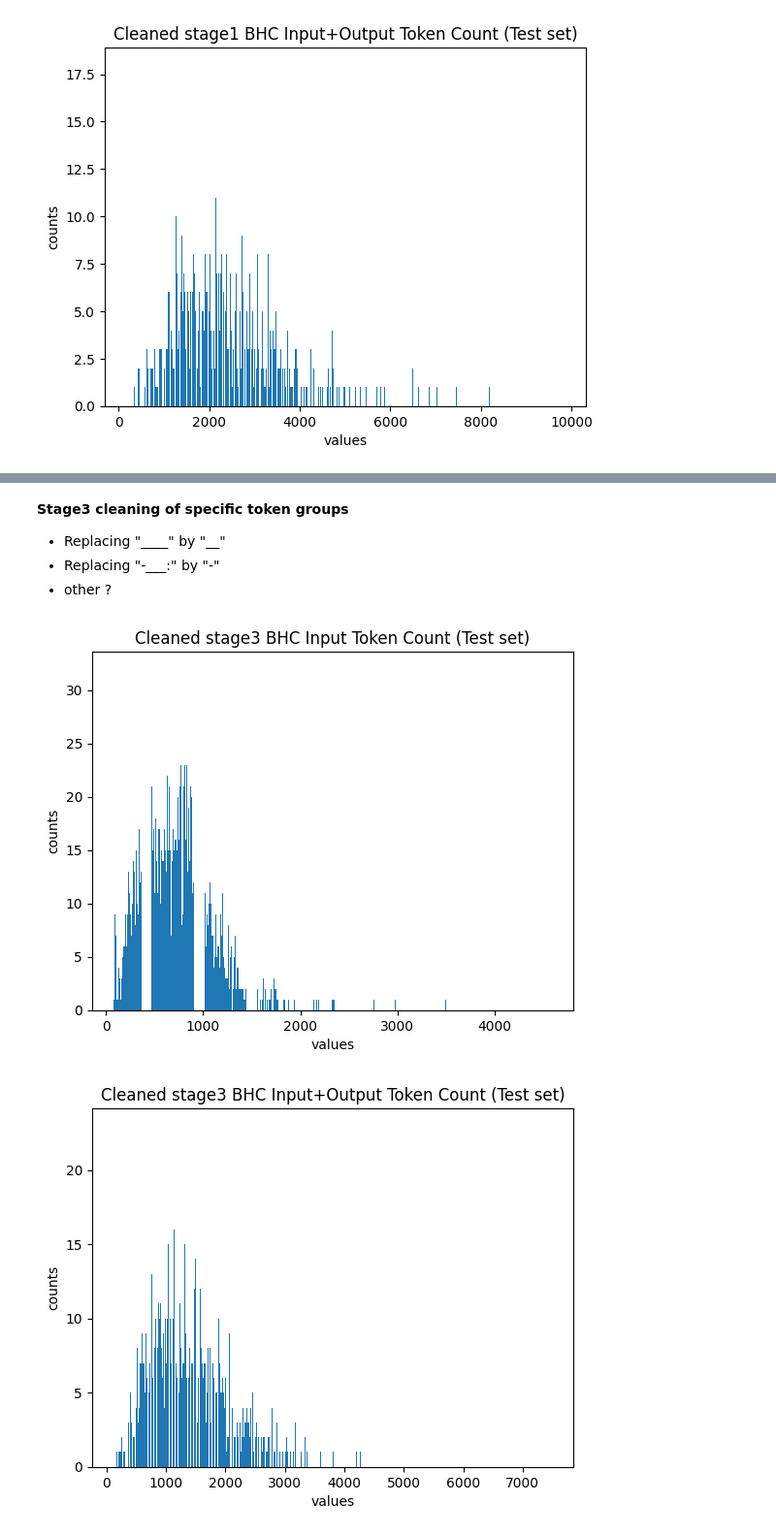
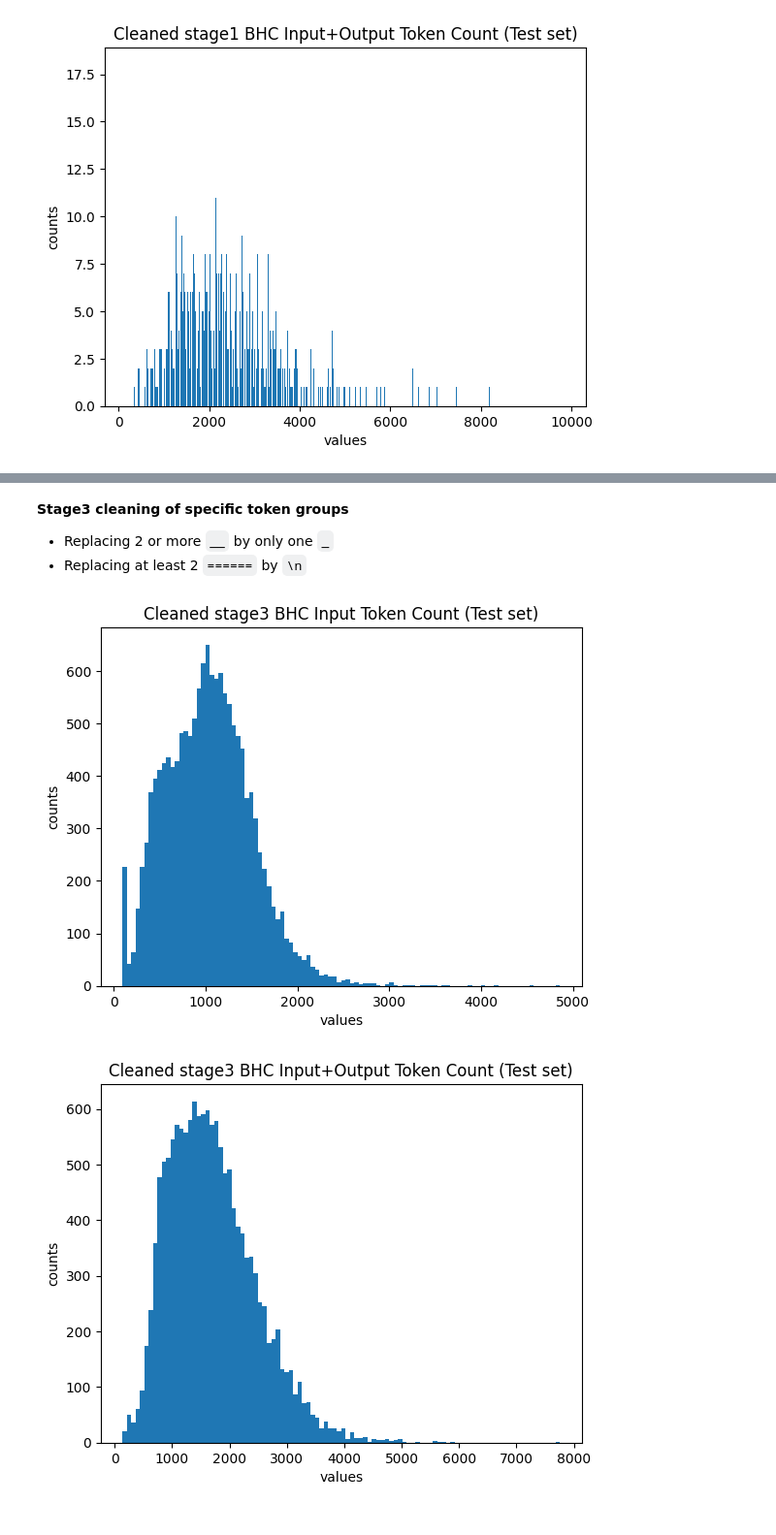
Before and after one commit to HAOTIAN89/MEDISCHARGE, a Jupyter notebook: notebooks/dataset_processing.ipynb, the cells around one changed output, grey strips where cells are left out. Shown at 97% size. Drawn from its saved outputs; the diff is of its cells as text; code cells hidden in the pictures.

Commit message:
more cleaning

```diff
--- a/notebooks/dataset_processing.ipynb
+++ b/notebooks/dataset_processing.ipynb
@@ -114,7 +95,8 @@ clean2_bhc_input = extract_clean_inputs(test_combined_discharge,
                                 'past_medical_history',
                                 'social_history',
                                 'family_history',
-                                #'physical_exam',
+                                #'pertinent_results'
+                                'physical_exam',
                             ])
 # %%
 clean2_bhc_input_token_count = clean2_bhc_input.progress_apply(get_token_count)
@@ -128,16 +110,15 @@ plot_token_count(clean2_bhc_input_token_count + test_combined_discharge['bhc_tok
 # %% [markdown]
 **Stage3 cleaning of specific token groups**
-- Replacing "____" by "__"
-- Replacing "-___:" by "-"
-- other ?
+- Replacing 2 or more `__` by only one `_`
+- Replacing at least 2 `======` by `\n`
 # %%
-clean3_bhc_input= clean2_bhc_input.progress_apply(remove_itemize_patterns).progress_apply(remove_underscores)
+clean3_bhc_input= clean2_bhc_input.progress_apply(remove_underscores).progress_apply(treat_equals)
 
 clean3_bhc_input_token_count = clean3_bhc_input.progress_apply(get_token_count)
 plot_token_count(clean3_bhc_input_token_count,
                  'Cleaned stage3 BHC Input Token Count (Test set)')
 plot_token_count(clean3_bhc_input_token_count + test_combined_discharge['bhc_token_count'] ,
                     'Cleaned stage3 BHC Input+Output Token Count (Test set)')
 # %% [output]
-[figure, old version]
+[figure, new version]
-[figure, old version]
+[figure, new version]
```
Also changed, not shown: parts of 22 cells of this notebook, 2 other files.
